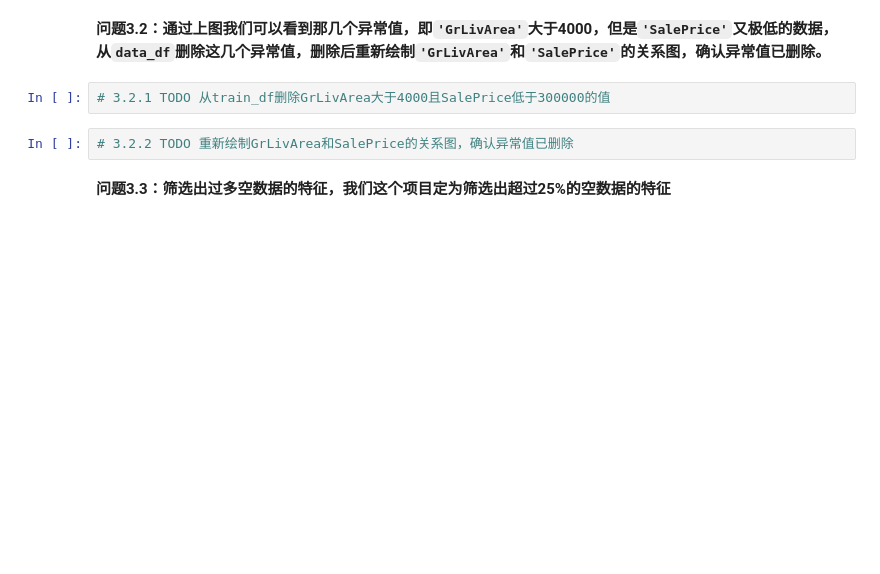
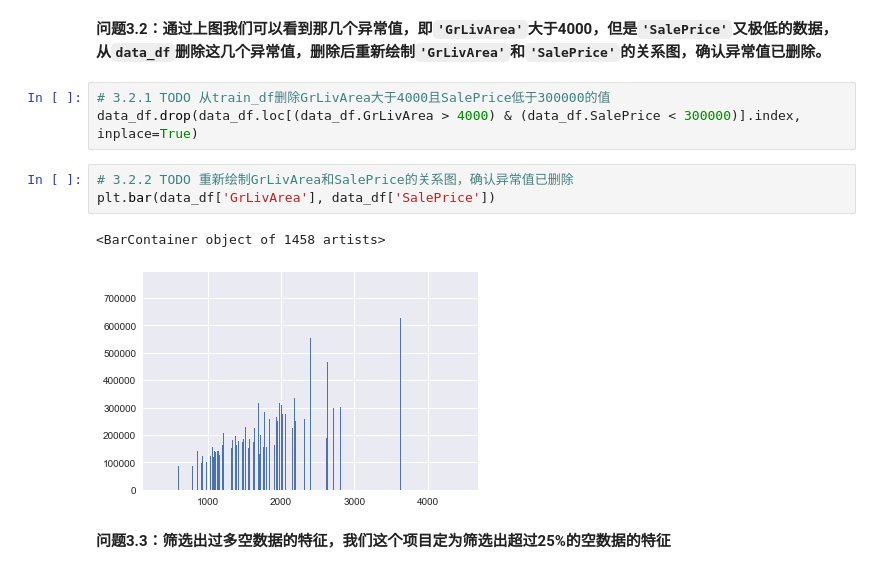
Before and after one commit to hmy1994/predicting-housing-price, a Jupyter notebook: boston_housing.ipynb, the cells around one changed output. Cells and saved outputs as stored; diff of their text form; blank space fills up the shorter version.

```diff
--- a/boston_housing.ipynb
+++ b/boston_housing.ipynb
@@ -143,8 +148,13 @@ max    755000.000000
 **问题3.2：通过上图我们可以看到那几个异常值，即`'GrLivArea'`大于4000，但是`'SalePrice'`又极低的数据，从`data_df`删除这几个异常值，删除后重新绘制`'GrLivArea'`和`'SalePrice'`的关系图，确认异常值已删除。**
 # %%
 # 3.2.1 TODO 从train_df删除GrLivArea大于4000且SalePrice低于300000的值
+data_df.drop(data_df.loc[(data_df.GrLivArea > 4000) & (data_df.SalePrice < 300000)].index, inplace=True)
 # %%
 # 3.2.2 TODO 重新绘制GrLivArea和SalePrice的关系图，确认异常值已删除
+plt.bar(data_df['GrLivArea'], data_df['SalePrice'])
+# %% [output]
+<BarContainer object of 1458 artists>
+[figure, added]
 # %% [markdown]
 **问题3.3：筛选出过多空数据的特征，我们这个项目定为筛选出超过25%的空数据的特征**
 # %%
```
Also changed, not shown: parts of 36 cells of this notebook, 1 other file.
